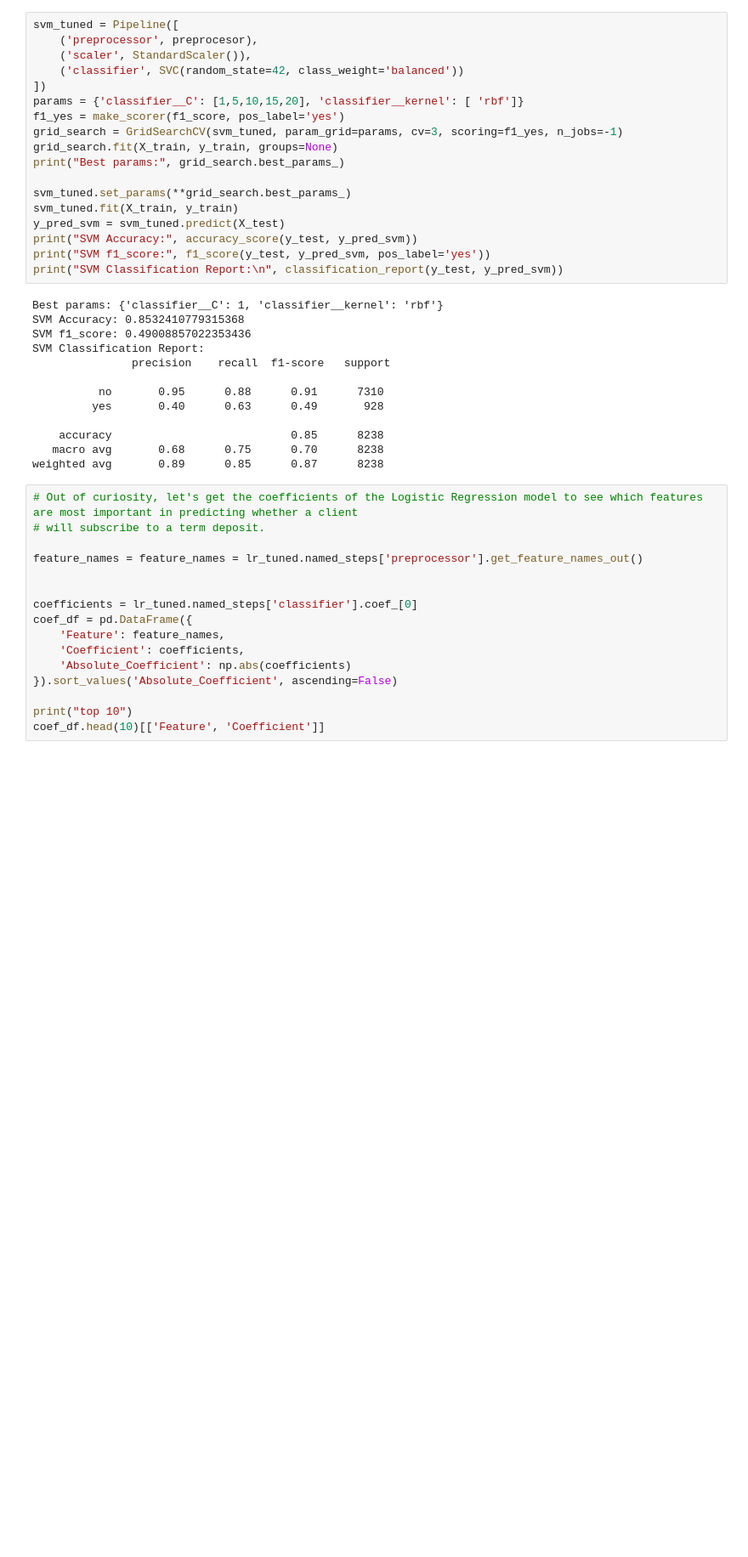
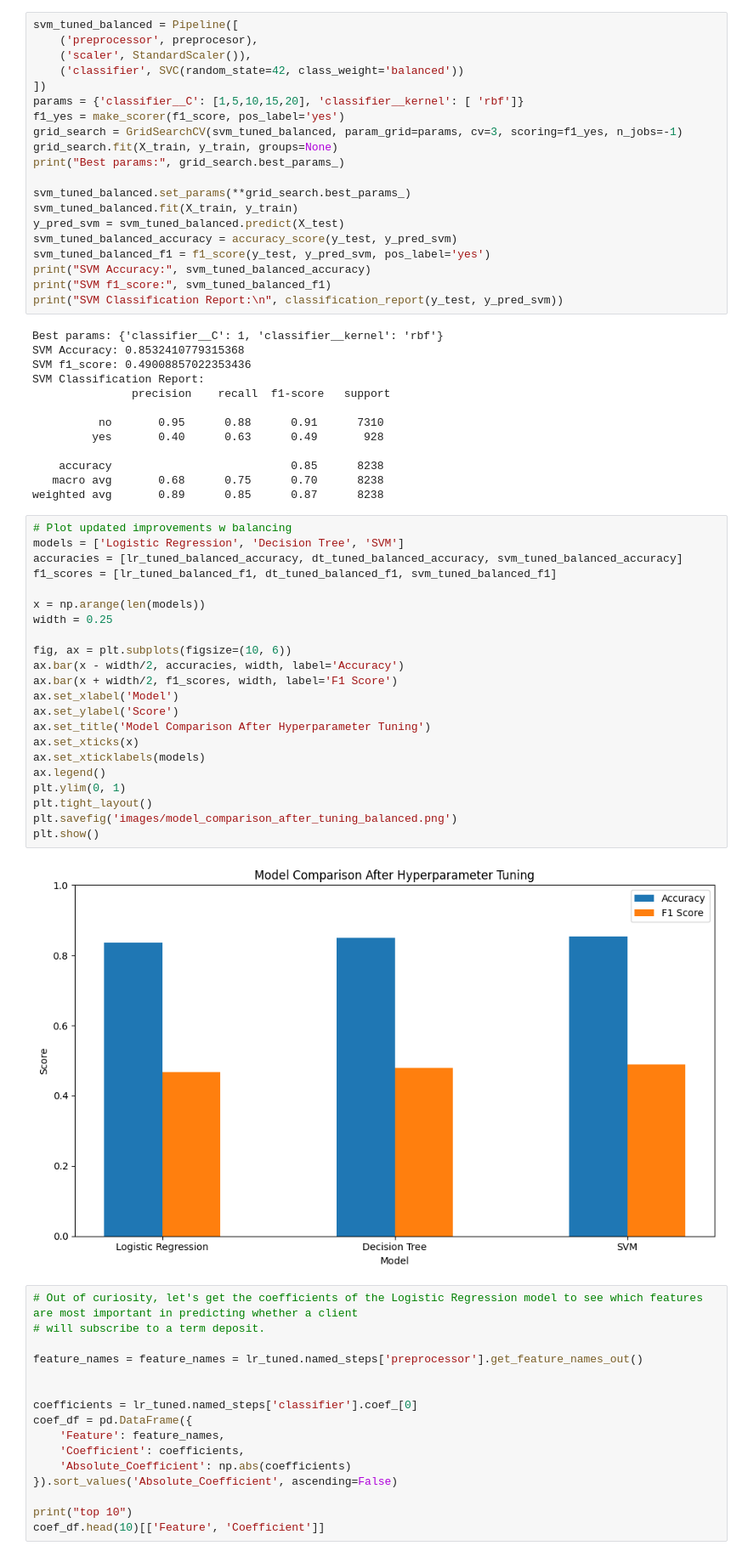
Before and after one commit to coconut808/ML-AI, a Jupyter notebook: Assignment_17.1/prompt_III.ipynb, the cells around one changed output. Shown at 85% size. Cells and saved outputs as stored; diff of their text form; blank space fills up the shorter version.

```diff
--- a/Assignment_17.1/prompt_III.ipynb
+++ b/Assignment_17.1/prompt_III.ipynb
@@ -471,22 +530,24 @@ Decision Tree Classification Report:
    macro avg       0.67      0.75      0.70      8238
 weighted avg       0.89      0.85      0.86      8238
 # %%
-svm_tuned = Pipeline([
+svm_tuned_balanced = Pipeline([
     ('preprocessor', preprocesor),
     ('scaler', StandardScaler()),
     ('classifier', SVC(random_state=42, class_weight='balanced'))
 ])
 params = {'classifier__C': [1,5,10,15,20], 'classifier__kernel': [ 'rbf']}
 f1_yes = make_scorer(f1_score, pos_label='yes')
-grid_search = GridSearchCV(svm_tuned, param_grid=params, cv=3, scoring=f1_yes, n_jobs=-1)
+grid_search = GridSearchCV(svm_tuned_balanced, param_grid=params, cv=3, scoring=f1_yes, n_jobs=-1)
 grid_search.fit(X_train, y_train, groups=None)
 print("Best params:", grid_search.best_params_)
 
-svm_tuned.set_params(**grid_search.best_params_)
-svm_tuned.fit(X_train, y_train)
-y_pred_svm = svm_tuned.predict(X_test)
-print("SVM Accuracy:", accuracy_score(y_test, y_pred_svm))
-print("SVM f1_score:", f1_score(y_test, y_pred_svm, pos_label='yes'))
+svm_tuned_balanced.set_params(**grid_search.best_params_)
+svm_tuned_balanced.fit(X_train, y_train)
+y_pred_svm = svm_tuned_balanced.predict(X_test)
+svm_tuned_balanced_accuracy = accuracy_score(y_test, y_pred_svm)
+svm_tuned_balanced_f1 = f1_score(y_test, y_pred_svm, pos_label='yes')
+print("SVM Accuracy:", svm_tuned_balanced_accuracy)
+print("SVM f1_score:", svm_tuned_balanced_f1)
 print("SVM Classification Report:\n", classification_report(y_test, y_pred_svm))
 # %% [output]
 Best params: {'classifier__C': 1, 'classifier__kernel': 'rbf'}
@@ -501,6 +562,30 @@ SVM Classification Report:
     accuracy                           0.85      8238
    macro avg       0.68      0.75      0.70      8238
 weighted avg       0.89      0.85      0.87      8238
+# %%
+# Plot updated improvements w balancing
+models = ['Logistic Regression', 'Decision Tree', 'SVM']
+accuracies = [lr_tuned_balanced_accuracy, dt_tuned_balanced_accuracy, svm_tuned_balanced_accuracy]
+f1_scores = [lr_tuned_balanced_f1, dt_tuned_balanced_f1, svm_tuned_balanced_f1]
+
+x = np.arange(len(models))
+width = 0.25
+
+fig, ax = plt.subplots(figsize=(10, 6))
+ax.bar(x - width/2, accuracies, width, label='Accuracy')
+ax.bar(x + width/2, f1_scores, width, label='F1 Score')
+ax.set_xlabel('Model')
+ax.set_ylabel('Score')
+ax.set_title('Model Comparison After Hyperparameter Tuning')
+ax.set_xticks(x)
+ax.set_xticklabels(models)
+ax.legend()
+plt.ylim(0, 1)
+plt.tight_layout()
+plt.savefig('images/model_comparison_after_tuning_balanced.png')
+plt.show()
+# %% [output]
+[figure, added]
 # %%
 # Out of curiosity, let's get the coefficients of the Logistic Regression model to see which features are most important in predicting whether a client
 # will subscribe to a term deposit.
```
Also changed, not shown: parts of 10 cells of this notebook, 4 other files.
